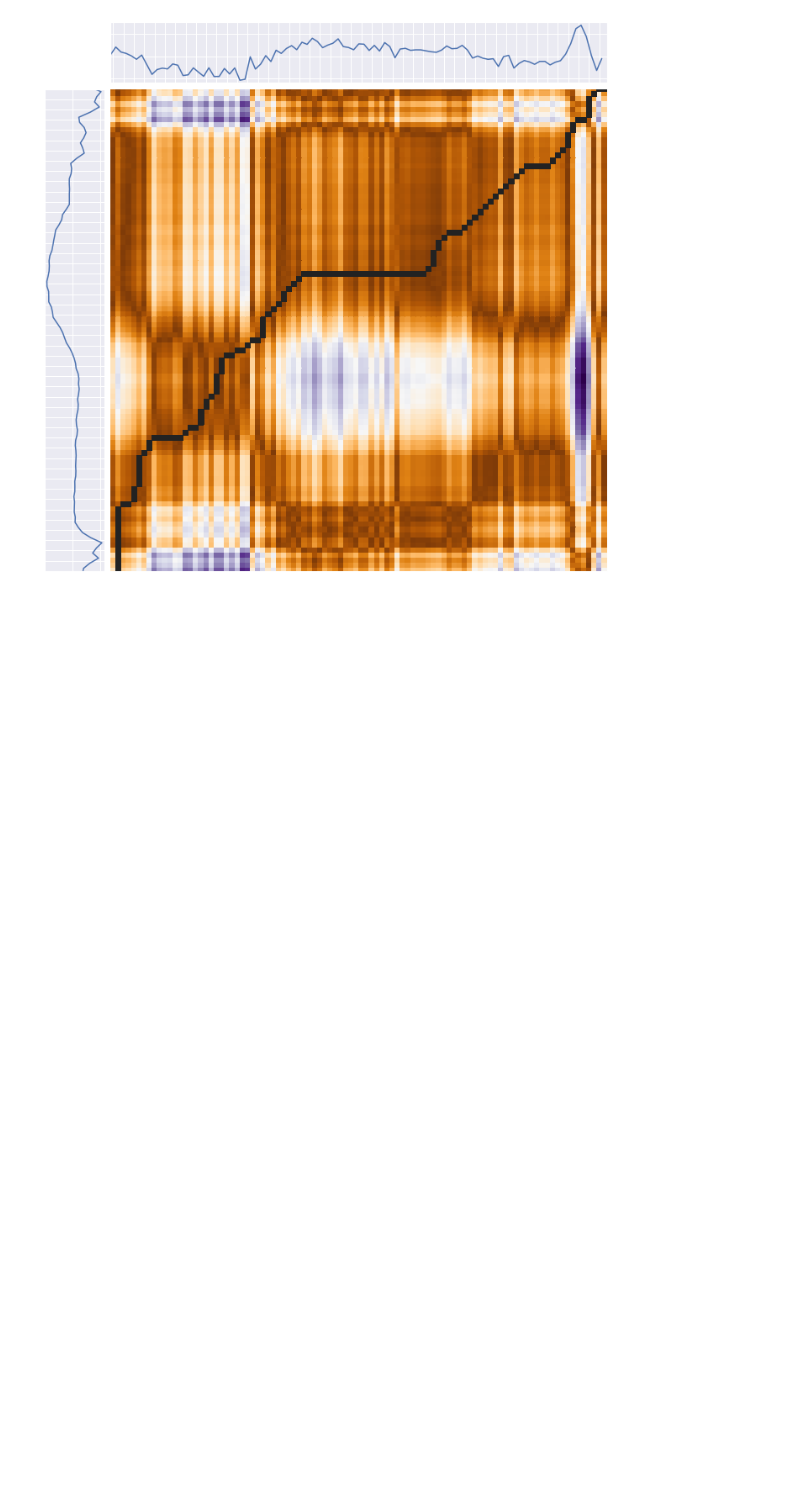
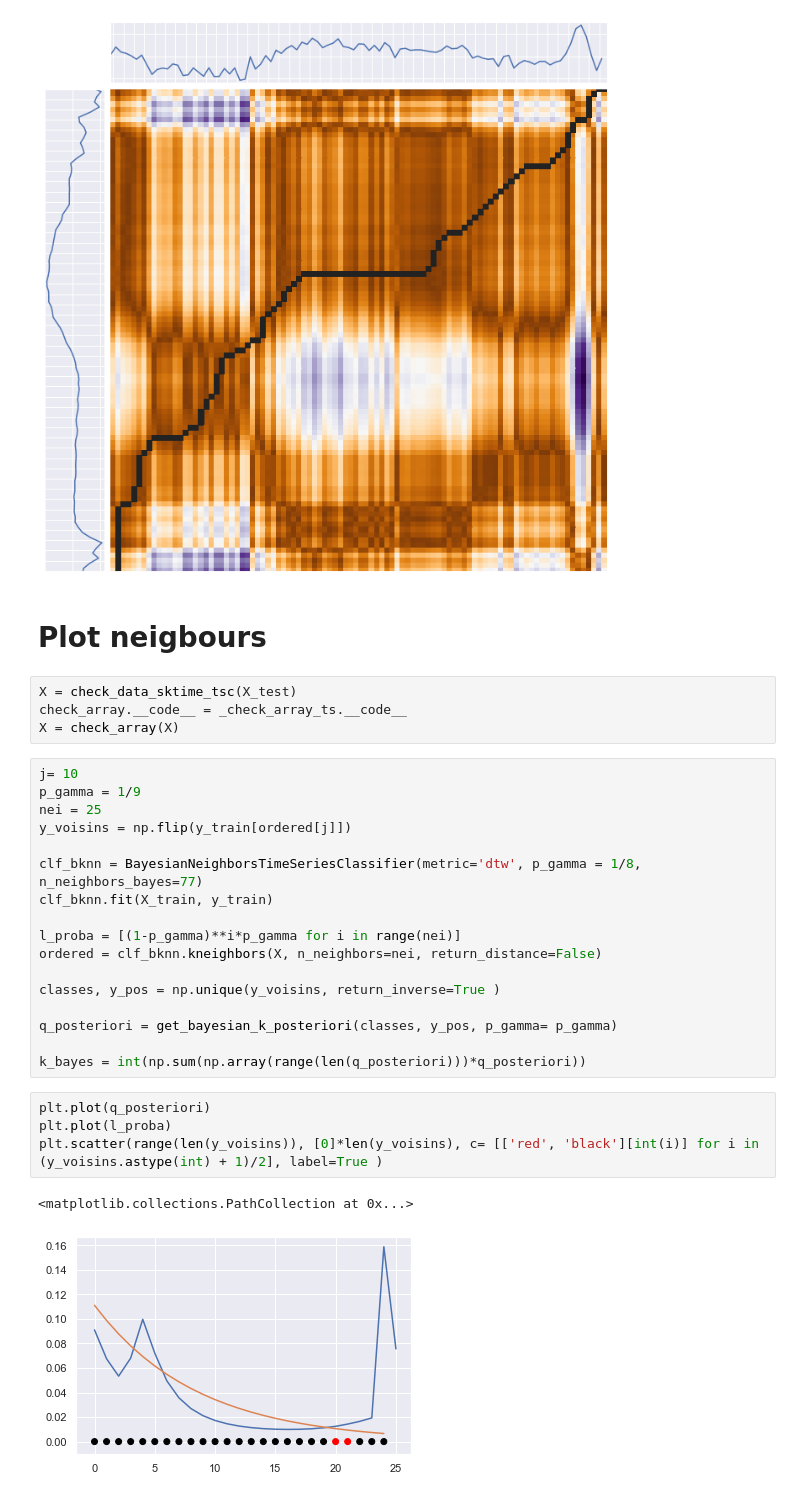
Before and after one commit to DatenBiene/Bayesian_Time_Series_Classification, a Jupyter notebook: Bayesian_knn/DTW-plot.ipynb, the cells around one changed output. Saved outputs shown, nothing was run; the diff lists cells and outputs as text; blank space fills up the shorter version.

```diff
--- a/Bayesian_knn/DTW-plot.ipynb
+++ b/Bayesian_knn/DTW-plot.ipynb
@@ -36,3 +43,33 @@ x_input_2 = X_train.iloc[3][0].ravel().reshape(-1,1)
 plot_dtw_dist(x_input_1 , x_input_2, annotation=False)
 # %% [output]
 [figure]
+# %% [markdown]
+# Plot neigbours
+# %%
+X = check_data_sktime_tsc(X_test)
+check_array.__code__ = _check_array_ts.__code__
+X = check_array(X)
+# %%
+j= 10
+p_gamma = 1/9
+nei = 25
+y_voisins = np.flip(y_train[ordered[j]])
+
+clf_bknn = BayesianNeighborsTimeSeriesClassifier(metric='dtw', p_gamma = 1/8, n_neighbors_bayes=77)
+clf_bknn.fit(X_train, y_train)
+
+l_proba = [(1-p_gamma)**i*p_gamma for i in range(nei)]
+ordered = clf_bknn.kneighbors(X, n_neighbors=nei, return_distance=False)
+
+classes, y_pos = np.unique(y_voisins, return_inverse=True )
+
+q_posteriori = get_bayesian_k_posteriori(classes, y_pos, p_gamma= p_gamma)
+
+k_bayes = int(np.sum(np.array(range(len(q_posteriori)))*q_posteriori))
+# %%
+plt.plot(q_posteriori)
+plt.plot(l_proba)
+plt.scatter(range(len(y_voisins)), [0]*len(y_voisins), c= [['red', 'black'][int(i)] for i in (y_voisins.astype(int) + 1)/2], label=True )
+# %% [output]
+<matplotlib.collections.PathCollection at 0x...>
+[figure, added]
```
Also changed, not shown: parts of 3 cells of this notebook.
